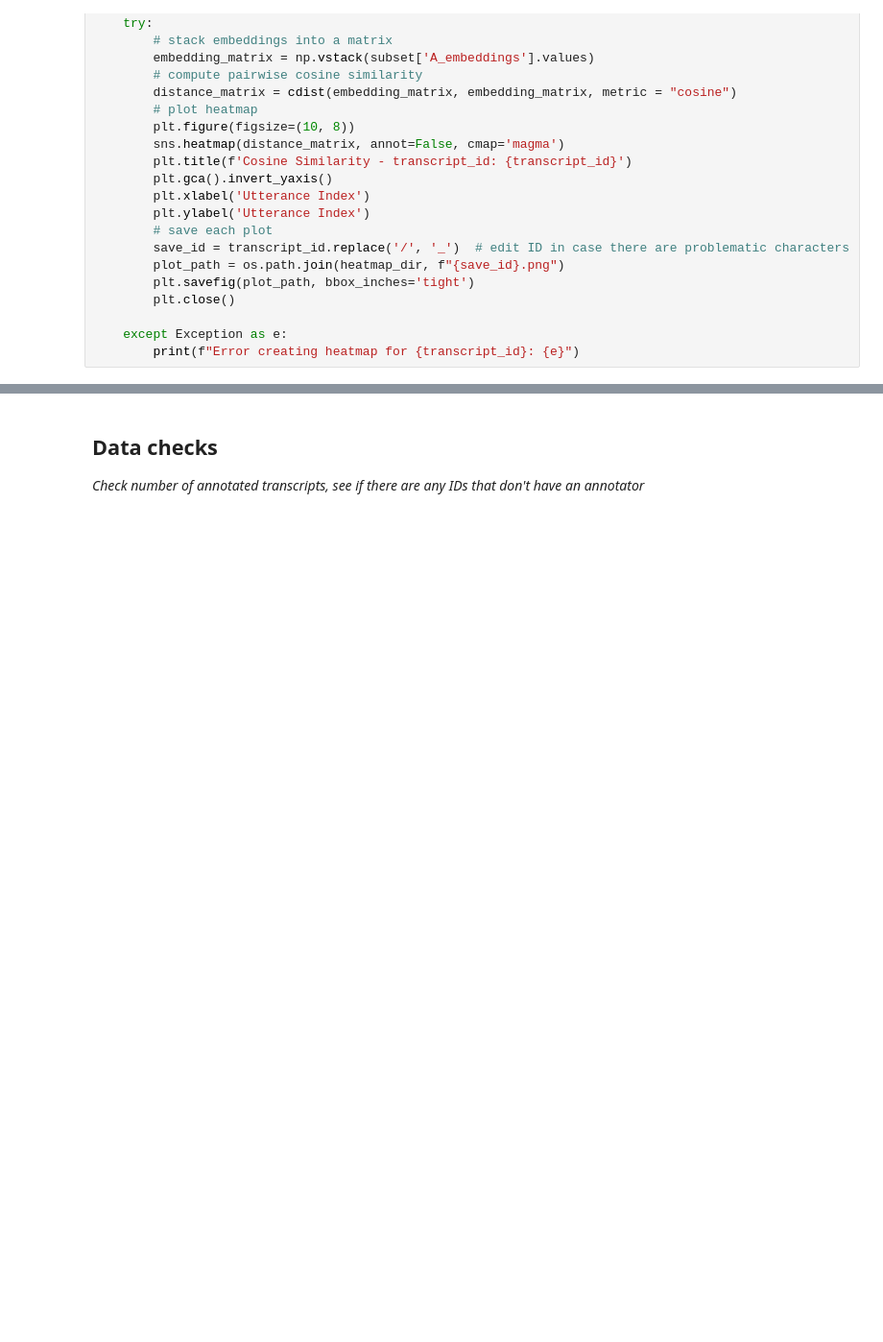
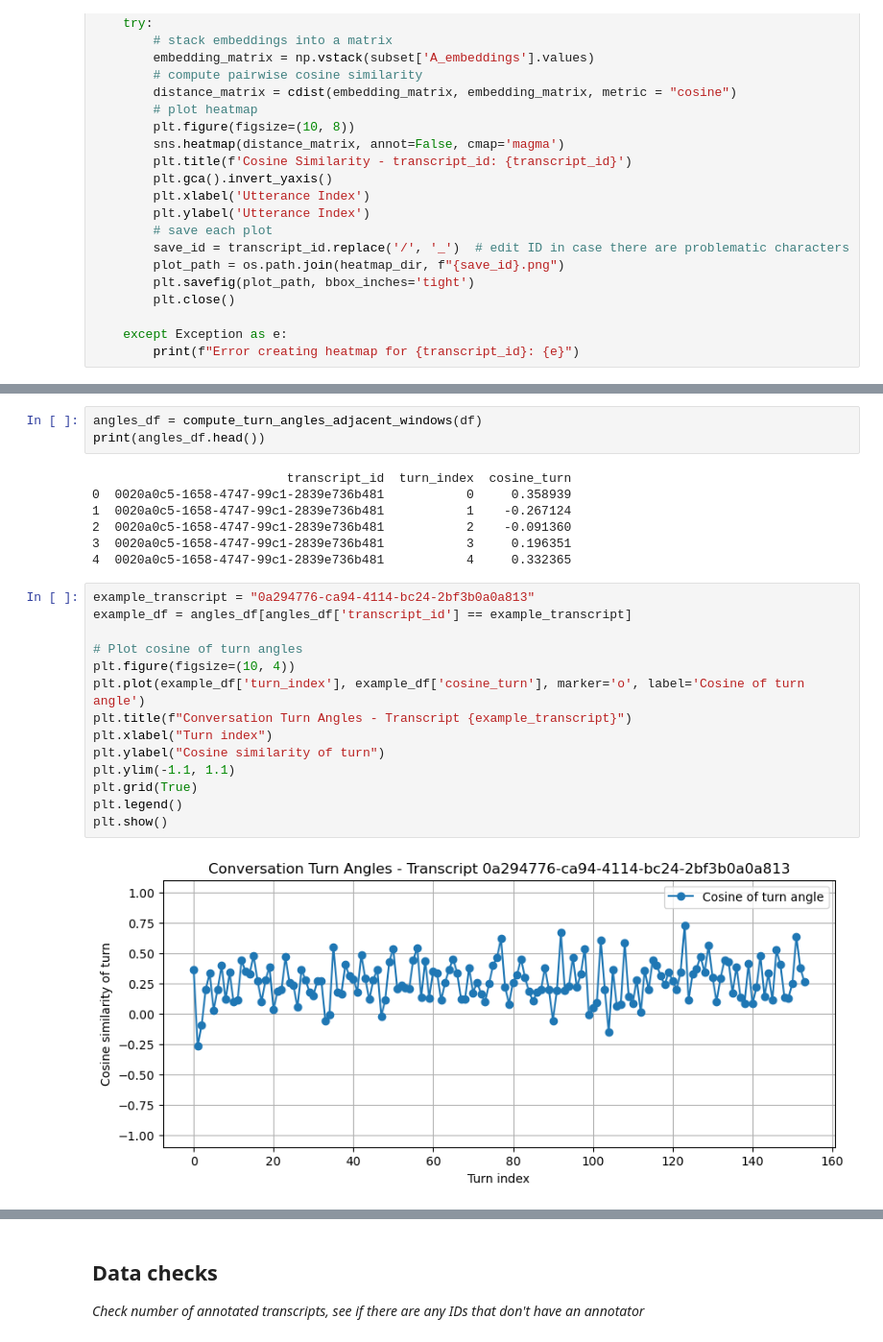
Before and after one commit to SocialInteractionLab/Candor, a Jupyter notebook: analysis-full/scripts/2-foraging-analyses.ipynb, the cells around one changed output, grey strips where cells are left out. Shown at 96% size. Saved outputs shown, nothing was run; the diff lists cells and outputs as text; blank space fills up the shorter version.

```diff
--- a/analysis-full/scripts/2-foraging-analyses.ipynb
+++ b/analysis-full/scripts/2-foraging-analyses.ipynb
@@ -152,0 +189,26 @@ plt.show()
+# %%
+angles_df = compute_turn_angles_adjacent_windows(df)
+print(angles_df.head())
+# %% [output]
+                          transcript_id  turn_index  cosine_turn
+0  0020a0c5-1658-4747-99c1-2839e736b481           0     0.358939
+1  0020a0c5-1658-4747-99c1-2839e736b481           1    -0.267124
+2  0020a0c5-1658-4747-99c1-2839e736b481           2    -0.091360
+3  0020a0c5-1658-4747-99c1-2839e736b481           3     0.196351
+4  0020a0c5-1658-4747-99c1-2839e736b481           4     0.332365
+# %%
+example_transcript = "0a294776-ca94-4114-bc24-2bf3b0a0a813"
+example_df = angles_df[angles_df['transcript_id'] == example_transcript]
+
+# Plot cosine of turn angles
+plt.figure(figsize=(10, 4))
+plt.plot(example_df['turn_index'], example_df['cosine_turn'], marker='o', label='Cosine of turn angle')
+plt.title(f"Conversation Turn Angles - Transcript {example_transcript}")
+plt.xlabel("Turn index")
+plt.ylabel("Cosine similarity of turn")
+plt.ylim(-1.1, 1.1)
+plt.grid(True)
+plt.legend()
+plt.show()
+# %% [output]
+[figure, added]
```
Also changed, not shown: parts of 9 cells of this notebook.
